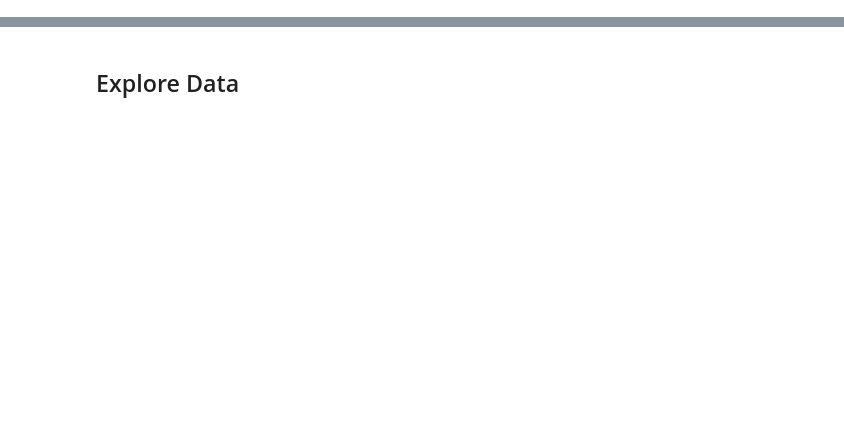
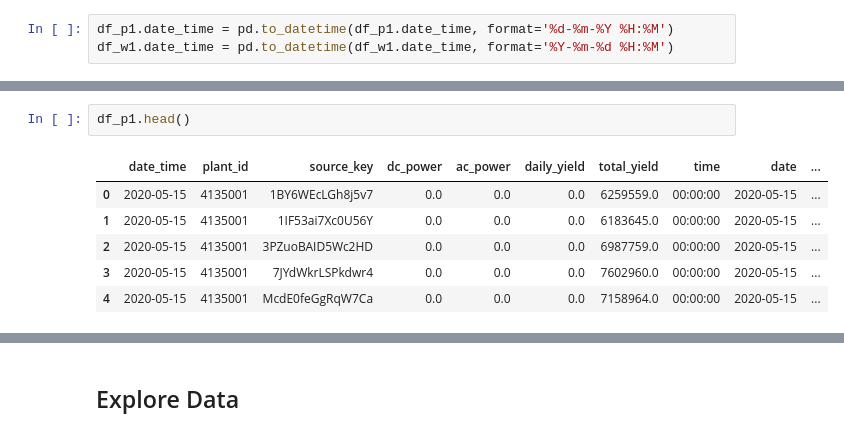
Before and after one commit to LucMaingard/solar-plant, a Jupyter notebook: notebooks/eda_solar.ipynb, the cells around one changed output, grey strips where cells are left out. Drawn from its saved outputs; the diff is of its cells as text; blank space fills up the shorter version.

```diff
--- a/notebooks/eda_solar.ipynb
+++ b/notebooks/eda_solar.ipynb
@@ -31,0 +98,3 @@ df_w1.head(3)
+# %%
+df_p1.date_time = pd.to_datetime(df_p1.date_time, format='%d-%m-%Y %H:%M')
+df_w1.date_time = pd.to_datetime(df_w1.date_time, format='%Y-%m-%d %H:%M')
@@ -31,0 +135,9 @@ df_w1.head(3)
+# %%
+df_p1.head()
+# %% [output]
+|  | date_time | plant_id | source_key | dc_power | ac_power | daily_yield | total_yield | time | date | ... |
+| 0 | 2020-05-15 | 4135001 | 1BY6WEcLGh8j5v7 | 0.0 | 0.0 | 0.0 | 6259559.0 | 00:00:00 | 2020-05-15 | ... |
+| 1 | 2020-05-15 | 4135001 | 1IF53ai7Xc0U56Y | 0.0 | 0.0 | 0.0 | 6183645.0 | 00:00:00 | 2020-05-15 | ... |
+| 2 | 2020-05-15 | 4135001 | 3PZuoBAID5Wc2HD | 0.0 | 0.0 | 0.0 | 6987759.0 | 00:00:00 | 2020-05-15 | ... |
+| 3 | 2020-05-15 | 4135001 | 7JYdWkrLSPkdwr4 | 0.0 | 0.0 | 0.0 | 7602960.0 | 00:00:00 | 2020-05-15 | ... |
+| 4 | 2020-05-15 | 4135001 | McdE0feGgRqW7Ca | 0.0 | 0.0 | 0.0 | 7158964.0 | 00:00:00 | 2020-05-15 | ... |
```
Also changed, not shown: parts of 25 cells of this notebook, 11 other files.
